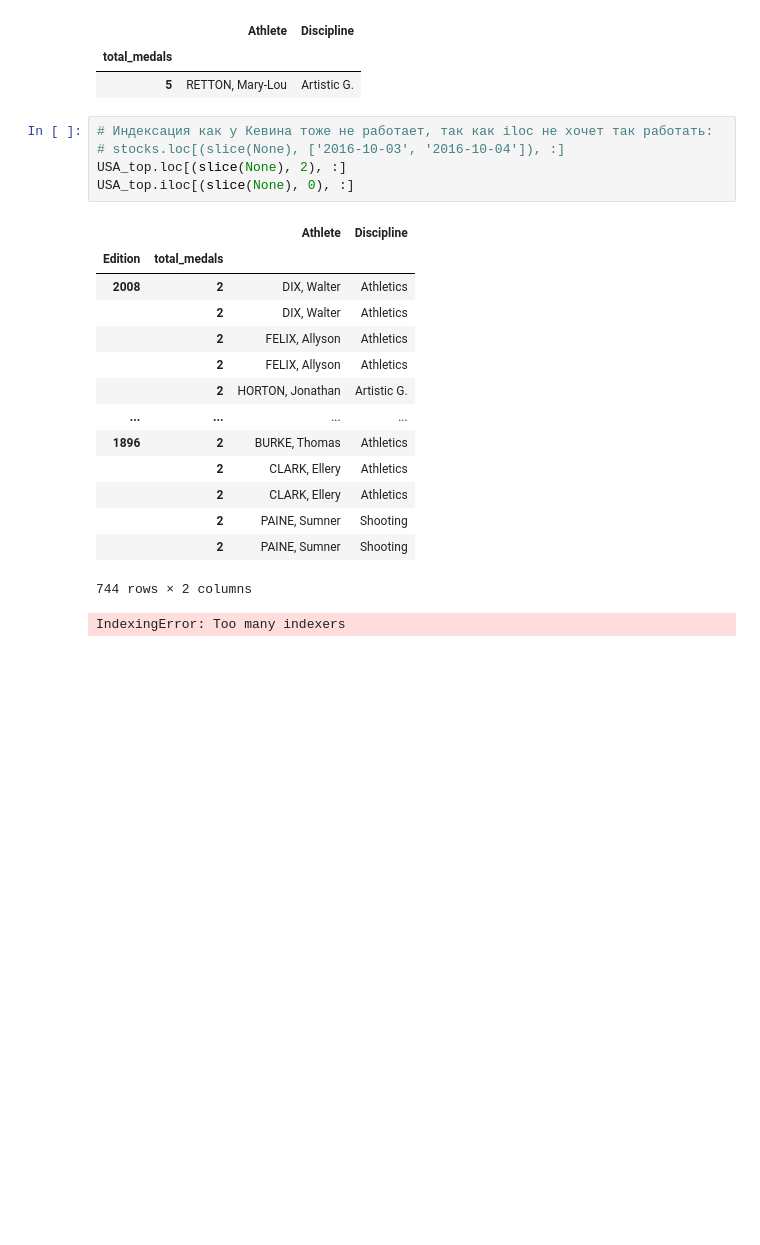
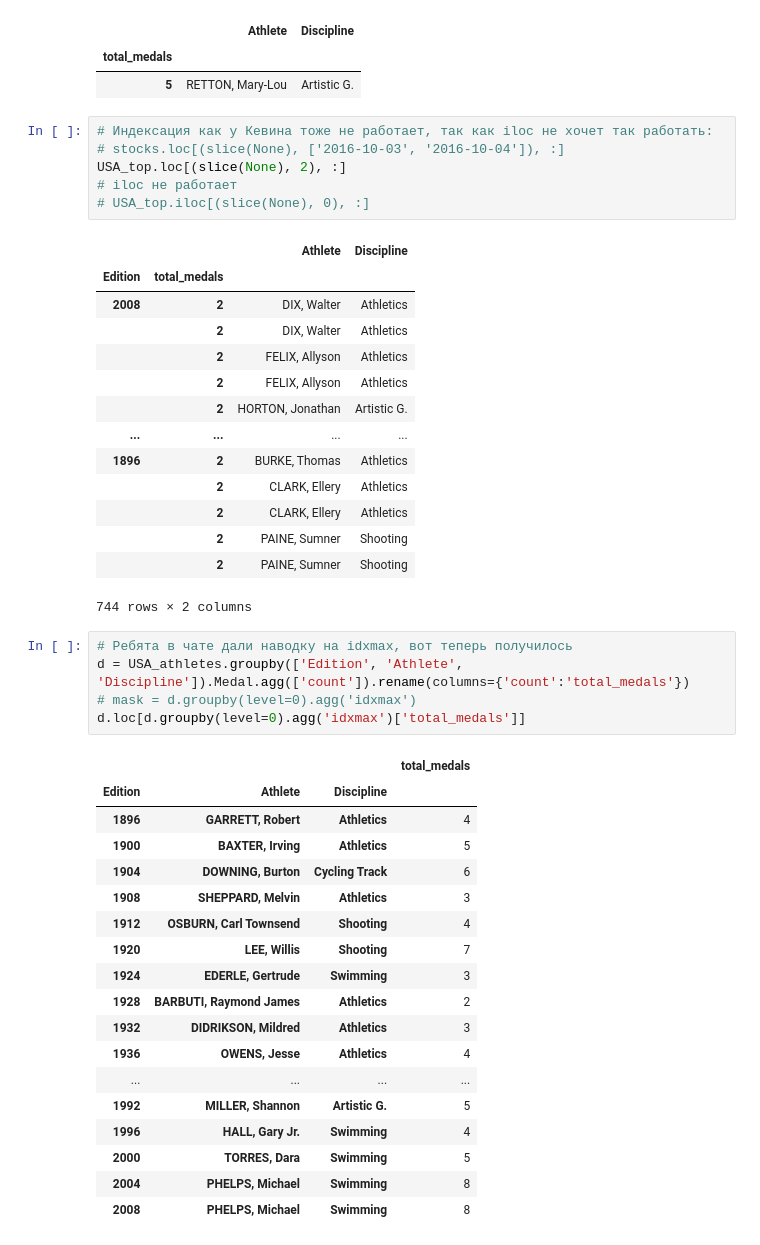
Before and after one commit to watcher72/EPAM_HW_Lesson10, a Jupyter notebook: HW_Lesson10.ipynb, the cells around one changed output. Drawn from its saved outputs; the diff is of its cells as text; blank space fills up the shorter version.

```diff
--- a/HW_Lesson10.ipynb
+++ b/HW_Lesson10.ipynb
@@ -551,7 +567,8 @@ USA_top.loc[1984, :].iloc[0:1]
 # Индексация как у Кевина тоже не работает, так как iloc не хочет так работать:
 # stocks.loc[(slice(None), ['2016-10-03', '2016-10-04']), :]
 USA_top.loc[(slice(None), 2), :]
-USA_top.iloc[(slice(None), 0), :]
+# iloc не работает
+# USA_top.iloc[(slice(None), 0), :]
 # %% [output]
 |  |  | Athlete | Discipline |
 | Edition | total_medals |  |  |
@@ -567,4 +584,27 @@ USA_top.iloc[(slice(None), 0), :]
 |  | 2 | PAINE, Sumner | Shooting |
 |  | 2 | PAINE, Sumner | Shooting |
 744 rows × 2 columns
-IndexingError: Too many indexers
+# %%
+# Ребята в чате дали наводку на idxmax, вот теперь получилось
+d = USA_athletes.groupby(['Edition', 'Athlete', 'Discipline']).Medal.agg(['count']).rename(columns={'count':'total_medals'})
+# mask = d.groupby(level=0).agg('idxmax')
+d.loc[d.groupby(level=0).agg('idxmax')['total_medals']]
+# %% [output]
+|  |  |  | total_medals |
+| Edition | Athlete | Discipline |  |
+| 1896 | GARRETT, Robert | Athletics | 4 |
+| 1900 | BAXTER, Irving | Athletics | 5 |
+| 1904 | DOWNING, Burton | Cycling Track | 6 |
+| 1908 | SHEPPARD, Melvin | Athletics | 3 |
+| 1912 | OSBURN, Carl Townsend | Shooting | 4 |
+| 1920 | LEE, Willis | Shooting | 7 |
+| 1924 | EDERLE, Gertrude | Swimming | 3 |
+| 1928 | BARBUTI, Raymond James | Athletics | 2 |
+| 1932 | DIDRIKSON, Mildred | Athletics | 3 |
+| 1936 | OWENS, Jesse | Athletics | 4 |
+| ... | ... | ... | ... |
+| 1992 | MILLER, Shannon | Artistic G. | 5 |
+| 1996 | HALL, Gary Jr. | Swimming | 4 |
+| 2000 | TORRES, Dara | Swimming | 5 |
+| 2004 | PHELPS, Michael | Swimming | 8 |
+| 2008 | PHELPS, Michael | Swimming | 8 |
```
Also changed, not shown: parts of 16 cells of this notebook.
